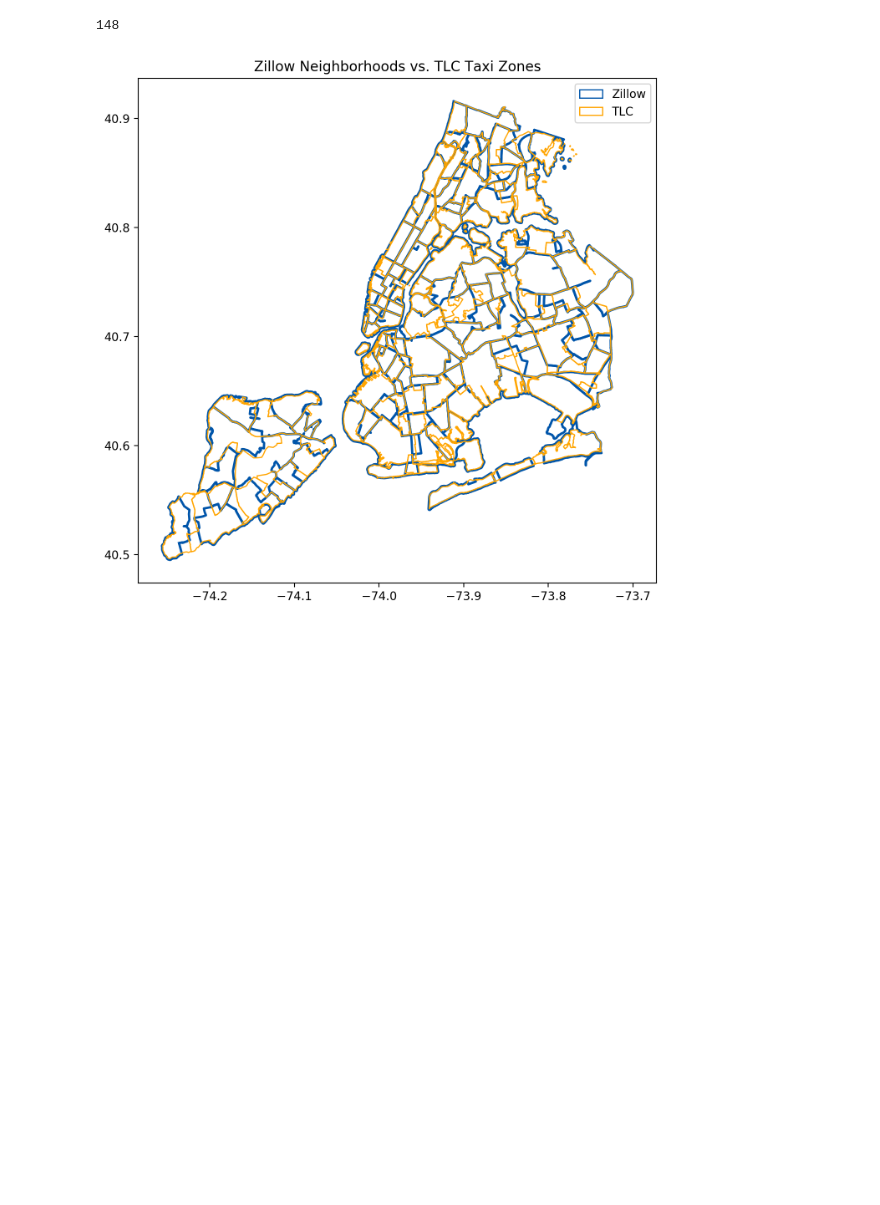
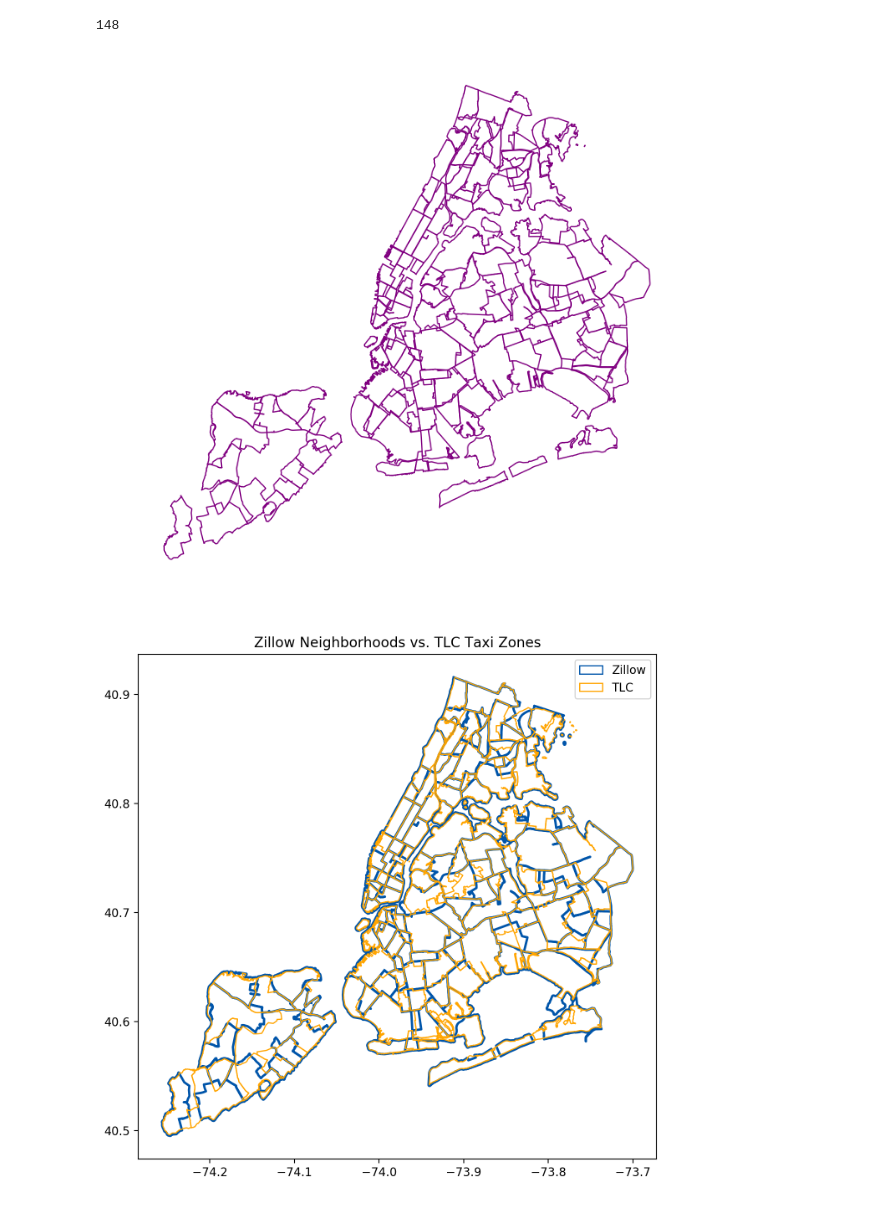
Before and after one commit to ds1004-sp17/ds1004, a Jupyter notebook: deliverable2/score_subgraphs.ipynb, the cells around one changed output. Cells and saved outputs as stored; diff of their text form; code cells hidden in the pictures; blank space fills up the shorter version.

Commit message:
generate plots

```diff
--- a/deliverable2/score_subgraphs.ipynb
+++ b/deliverable2/score_subgraphs.ipynb
@@ -210,6 +210,16 @@ len(z_shapes)
 import pickle
 # De-duplicated
 pickle.dump(cleaned_pairs, open('TLocID_ZRegID_pairs.pickle', 'wb'))
+# %%
+col = 'purple'
+
+plt.figure(figsize=(8,8))
+intersects = [z.intersection(t) for z, t in zip(z_shapes, t_shapes)]
+[plot(t, color=col, linewidth=1) for t in intersects]
+plt.axis('off')
+plt.show()
+# %% [output]
+[figure, added]
 # %%
 z_col = '#0055aaff'
 t_col = 'orange'
```
Also changed, not shown: 1 other file.
